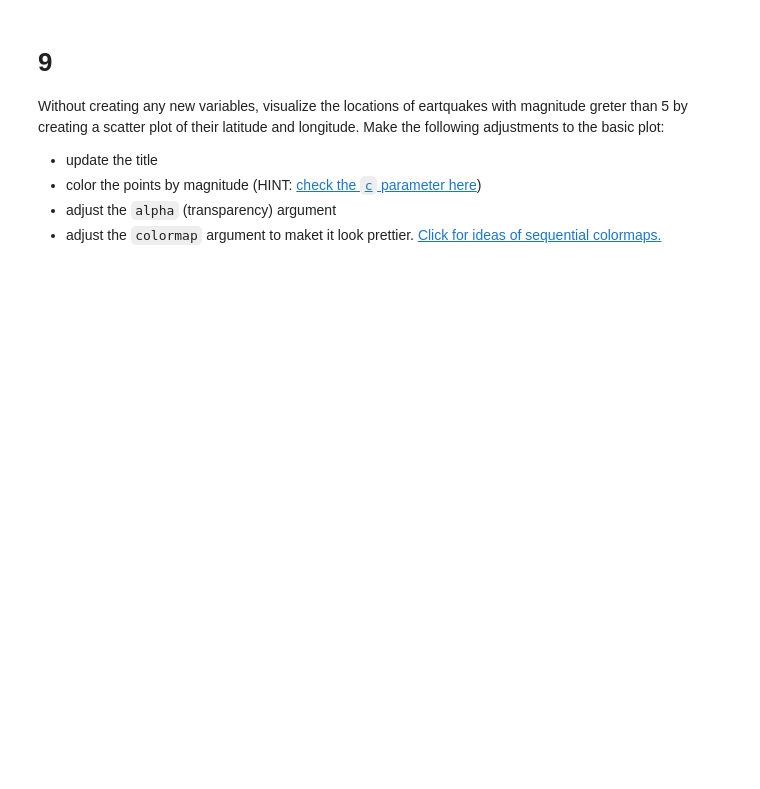
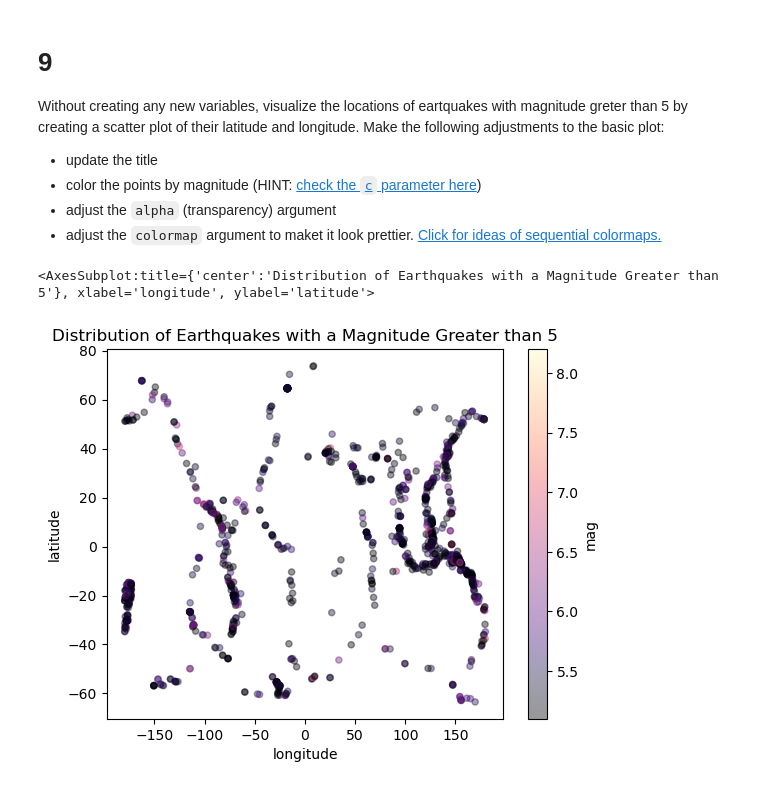
Before and after one commit to lunacatalan/eds220-hwk-1, a Jupyter notebook: hwk1-task4.ipynb, the cells around one changed output. Drawn from its saved outputs; the diff is of its cells as text; code cells hidden in the pictures; blank space fills up the shorter version.

```diff
--- a/hwk1-task4.ipynb
+++ b/hwk1-task4.ipynb
@@ -178,0 +219,15 @@ Without creating any new variables, visualize the locations of eartquakes with m
+# %%
+# first locate rows where mag > 5
+# select columns id, lat, and long
+# then plot, with kind = scatter
+eqk.loc[ eqk.mag > 5 , ['id', 'latitude', 'longitude', 'mag']].plot(kind = 'scatter',
+                                                            y = 'latitude',
+                                                            x = 'longitude',
+                                                            title = 'Distribution of Earthquakes with a Magnitude Greater than 5',
+                                                            colormap = 'magma',
+                                                             c = 'mag',
+                                                             alpha = 0.4
+                                                            )
+# %% [output]
+<AxesSubplot:title={'center':'Distribution of Earthquakes with a Magnitude Greater than 5'}, xlabel='longitude', ylabel='latitude'>
+[figure, added]
```
Also changed, not shown: parts of 6 cells of this notebook.
